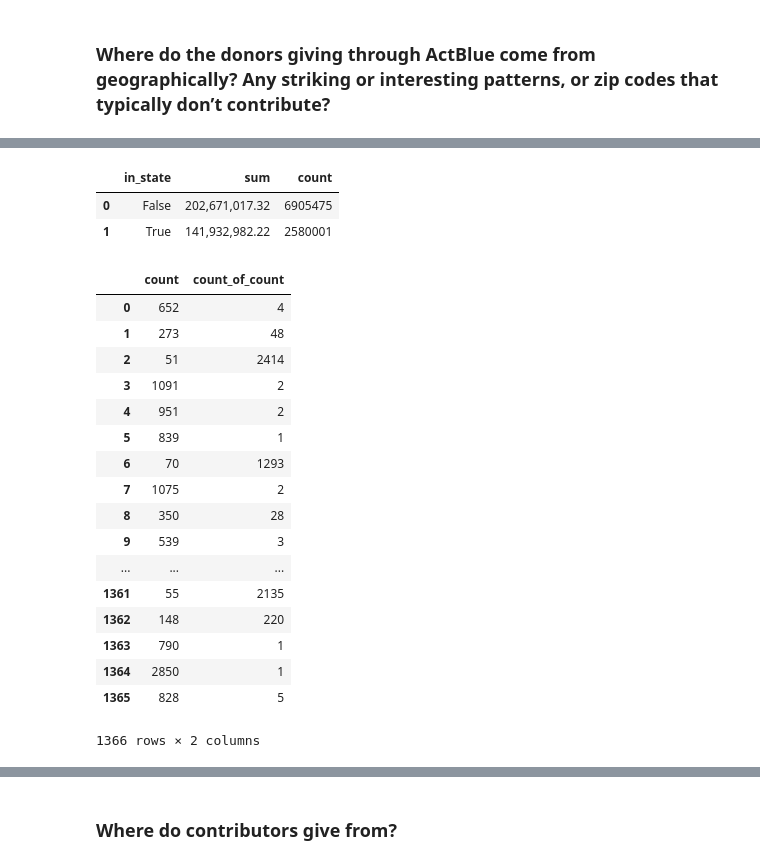
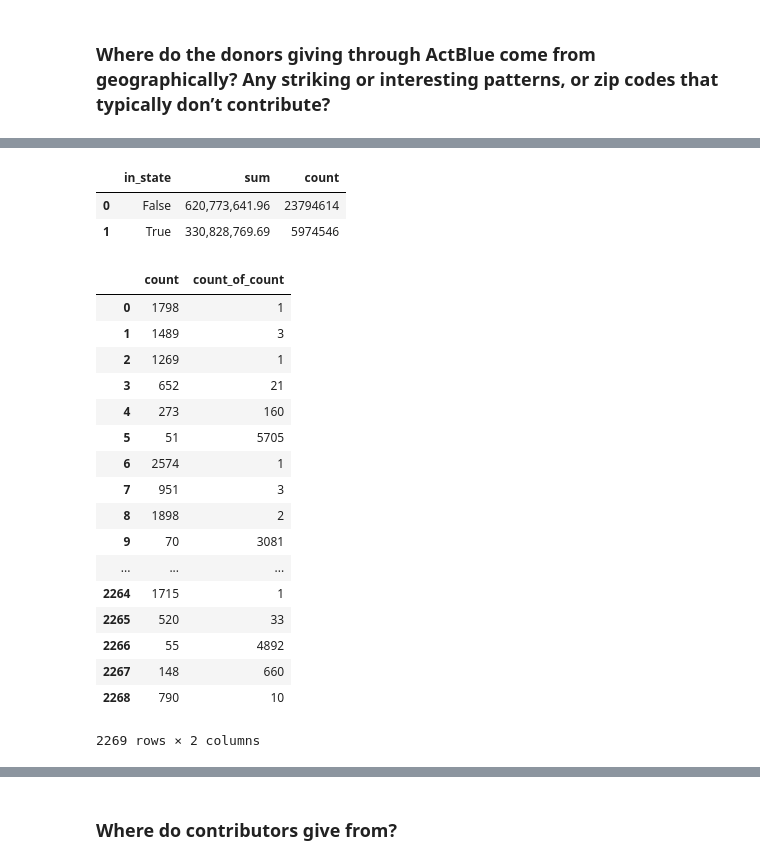
Before and after one commit to PublicI/actblue-analysis, a Jupyter notebook: donors.ipynb, the cells around one changed output, grey strips where cells are left out. Saved outputs shown, nothing was run; the diff lists cells and outputs as text; code cells hidden in the pictures.

```diff
--- a/donors.ipynb
+++ b/donors.ipynb
@@ -39,3 +39,4 @@ conn = psycopg2.connect(
     host=conf['host'],
     password=conf['password']
 )
+conn.autocommit = True
@@ -136,80 +214,60 @@ actblue_in_state = read_or_save(
     'actblue_in_state',
     lambda: pd.read_sql("""
     SELECT CASE
-               WHEN beneficiary_candidate_state = contributor_state THEN TRUE
+               WHEN coalesce(beneficiary_candidate_state,cand_office_st) = contributor_state THEN TRUE
                ELSE FALSE
            END AS in_state,
            sum(contribution_amount),
            count(*)
-    FROM fec_contributions
-    JOIN fec_expenditures ON fec_contributions.filing_id IN
-      (SELECT filing_id
-       FROM fec_pac_summaries
-       JOIN fec_amended_filings USING (filing_id)
-       WHERE filer_committee_id_number = '""" + committee_id + """'
-         AND extract(YEAR
-                     FROM coverage_through_date) > 2016
-       ORDER BY coverage_through_date DESC)
-    AND fec_expenditures.filing_id = fec_contributions.filing_id
-    AND fec_contributions.form_type = 'SA11AI'
-    AND fec_expenditures.form_type = 'SB23'
-    AND replace(transaction_id_number,'SB23_','') = replace(transaction_id,'SA11AI_','')
-    AND beneficiary_candidate_state IS NOT NULL
+    FROM actblue_contribs
+    WHERE beneficiary_candidate_state IS NOT NULL
+      OR cand_office_st IS NOT NULL
     GROUP BY in_state
     """, con=conn)
 )
 actblue_in_state
 # %% [output]
 |  | in_state | sum | count |
-| 0 | False | 202,671,017.32 | 6905475 |
-| 1 | True | 141,932,982.22 | 2580001 |
+| 0 | False | 620,773,641.96 | 23794614 |
+| 1 | True | 330,828,769.69 | 5974546 |
 # %%
 actblue_freq = read_or_save(
     'actblue_freq',
     lambda: pd.read_sql("""
     SELECT COUNT,
            count(*) AS count_of_count
     FROM
       (SELECT contributor_first_name,
               contributor_last_name,
               left(contributor_zip_code,5),
               count(*) AS COUNT
-       FROM fec_contributions
-       WHERE filing_id IN
-           (SELECT filing_id
-            FROM fec_pac_summaries
-            JOIN fec_amended_filings USING (filing_id)
-            WHERE filer_committee_id_number = '""" + committee_id + """'
-              AND extract(YEAR
-                          FROM coverage_through_date) > 2016
-            ORDER BY coverage_through_date DESC)
-         AND form_type = 'SA11AI'
+       FROM actblue_contribs
        GROUP BY contributor_first_name,
                 contributor_last_name,
                 left(contributor_zip_code,5)) AS donors
     GROUP BY COUNT
     """, con=conn)
 )
 actblue_freq
 # %% [output]
 |  | count | count_of_count |
-| 0 | 652 | 4 |
-| 1 | 273 | 48 |
-| 2 | 51 | 2414 |
-| 3 | 1091 | 2 |
-| 4 | 951 | 2 |
-| 5 | 839 | 1 |
-| 6 | 70 | 1293 |
-| 7 | 1075 | 2 |
-| 8 | 350 | 28 |
-| 9 | 539 | 3 |
+| 0 | 1798 | 1 |
+| 1 | 1489 | 3 |
+| 2 | 1269 | 1 |
+| 3 | 652 | 21 |
+| 4 | 273 | 160 |
+| 5 | 51 | 5705 |
+| 6 | 2574 | 1 |
+| 7 | 951 | 3 |
+| 8 | 1898 | 2 |
+| 9 | 70 | 3081 |
 | ... | ... | ... |
-| 1361 | 55 | 2135 |
-| 1362 | 148 | 220 |
-| 1363 | 790 | 1 |
-| 1364 | 2850 | 1 |
-| 1365 | 828 | 5 |
+| 2264 | 1715 | 1 |
+| 2265 | 520 | 33 |
+| 2266 | 55 | 4892 |
+| 2267 | 148 | 660 |
+| 2268 | 790 | 10 |
-1366 rows × 2 columns
+2269 rows × 2 columns
 # %%
 actblue_addicts = read_or_save(
     'actblue_addicts',
```
Also changed, not shown: parts of 6 cells of this notebook, 15 other files.
